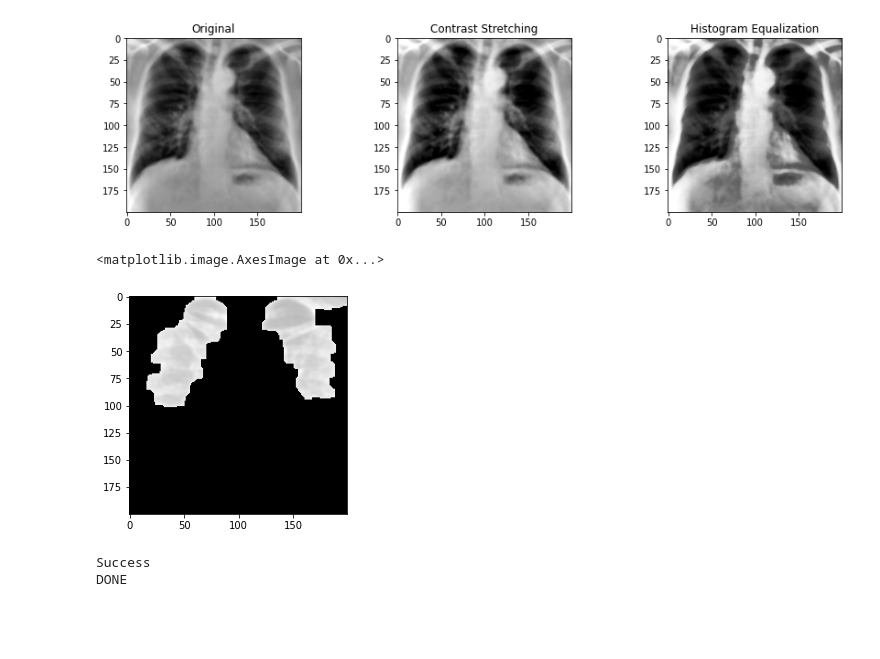
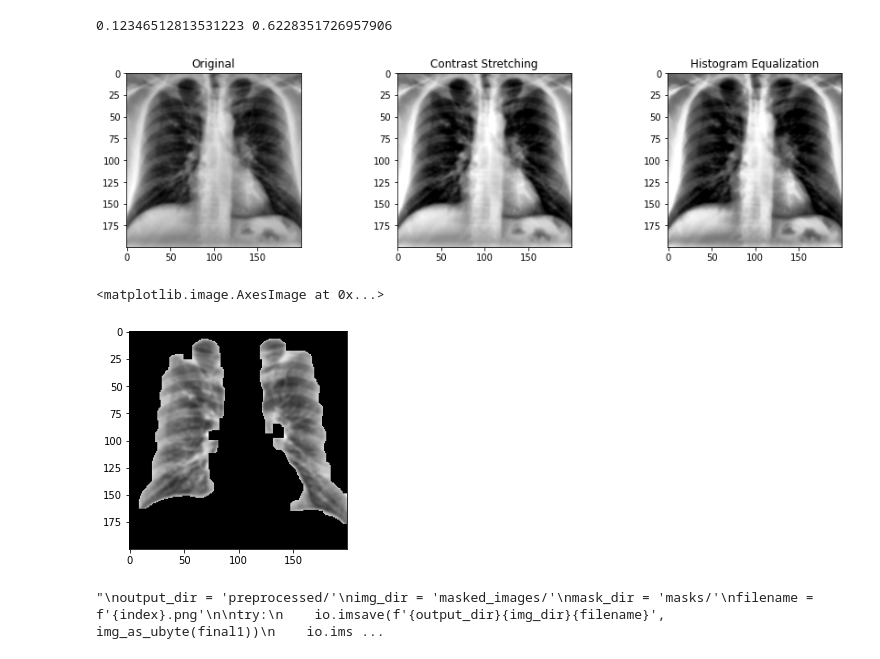
Before and after one commit to artisan7/thesis_stuff, a Jupyter notebook: masking_scuffed.ipynb, the cells around one changed output. Saved outputs shown, nothing was run; the diff lists cells and outputs as text; code cells hidden in the pictures; blank space fills up the shorter version.

```diff
--- a/masking_scuffed.ipynb
+++ b/masking_scuffed.ipynb
@@ -2,7 +2,7 @@
 import pandas as pd
 
 root_dir = ''
-image_dir = 'final_cxr_dataset/'
+image_dir = '../finalcxr_dataset_cropped/'
 
 df = pd.read_csv('final_dataset.csv')
 # %%
@@ -14,15 +14,18 @@ from skimage import img_as_ubyte
 import skimage.exposure as expo
 
 length = 200
-index = 54
+index = 39
+
+
+#39
 
 current = df.iloc[index]
 img_loc = root_dir + image_dir + current['filename']
 
-coarse_mask = img_as_ubyte(io.imread('coarse_mask.png', as_gray=True))
+#coarse_mask = img_as_ubyte(io.imread('coarse_mask.png', as_gray=True))
 
 try:
-    img = img_as_ubyte(io.imread(img_loc, as_gray=True))
+    img = orig_img = img_as_ubyte(io.imread(img_loc, as_gray=True))
     y_len, x_len = img.shape
 
     if y_len > x_len:    # height > width
@@ -50,35 +53,37 @@ try:
     #contrast stretching
     p2, p98 = np.percentile(img, (2, 98))
     img_rescale = exposure.rescale_intensity(img, in_range=(p2, p98))
+    print(p2, p98)
 
     #histogram eq
     img_eq = exposure.equalize_hist(img_rescale)
 
     #adaptive histogram eq
     img_adapteq = exposure.equalize_adapthist(img, clip_limit=0.01)
 
     # coarse mask -> thresholding
     inverted = ~img_as_ubyte(img)
     thresh = filters.threshold_multiotsu(img_eq)
     regions = np.digitize(img_eq, bins=thresh)
 
     binary1 = ~(img >= thresh[0])
     #plt.imshow(binary1, cmap="gray")
 
     fig, (ax0, ax1, ax2) = plt.subplots(nrows=1, ncols=3, figsize=(15, 3.5))
     ax0.set_title("Original")
     ax1.set_title("Contrast Stretching")
     ax2.set_title("Histogram Equalization")
 
     ax0.imshow(img, cmap="gray")
     ax1.imshow(img_rescale, cmap="gray")
     ax2.imshow(img_eq, cmap="gray")
     #ax3.imshow(regions, cmap="gray")
 
 except FileNotFoundError:
     print(f'{img_loc} not found.')
 # %% [output]
+0.12346512813531223 0.6228351726957906
-[figure, old version]
+[figure, new version]
 # %%
 from skimage.morphology import square, dilation, erosion, opening, closing, remove_small_objects, remove_small_holes
 #coarse mask -> thresholding
@@ -102,8 +107,9 @@ final1 = img * mask
 plt.imshow(final1, cmap=plt.cm.gray)
 # %% [output]
 <matplotlib.image.AxesImage at 0x...>
-[figure, old version]
+[figure, new version]
 # %%
+"""
 output_dir = 'preprocessed/'
 img_dir = 'masked_images/'
 mask_dir = 'masks/'
@@ -115,6 +121,6 @@ try:
     print('Success')
 finally:
     print('DONE')
+"""
 # %% [output]
-Success
-DONE
+"\noutput_dir = 'preprocessed/'\nimg_dir = 'masked_images/'\nmask_dir = 'masks/'\nfilename = f'{index}.png'\n\ntry:\n    io.imsave(f'{output_dir}{img_dir}{filename}', img_as_ubyte(final1))\n    io.ims ...
```
Also changed, not shown: parts of 7 cells of this notebook, 9 other files.
